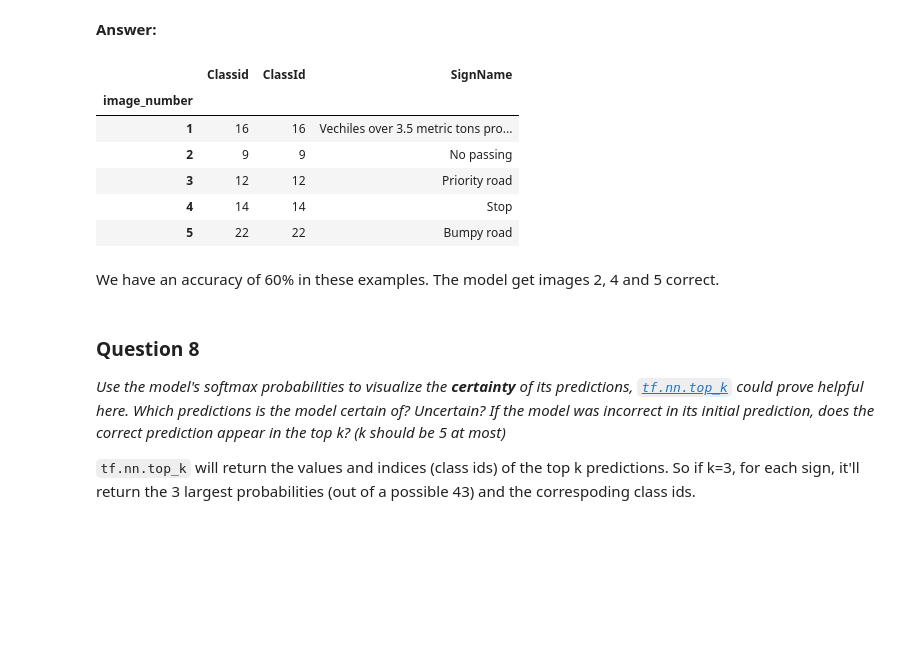
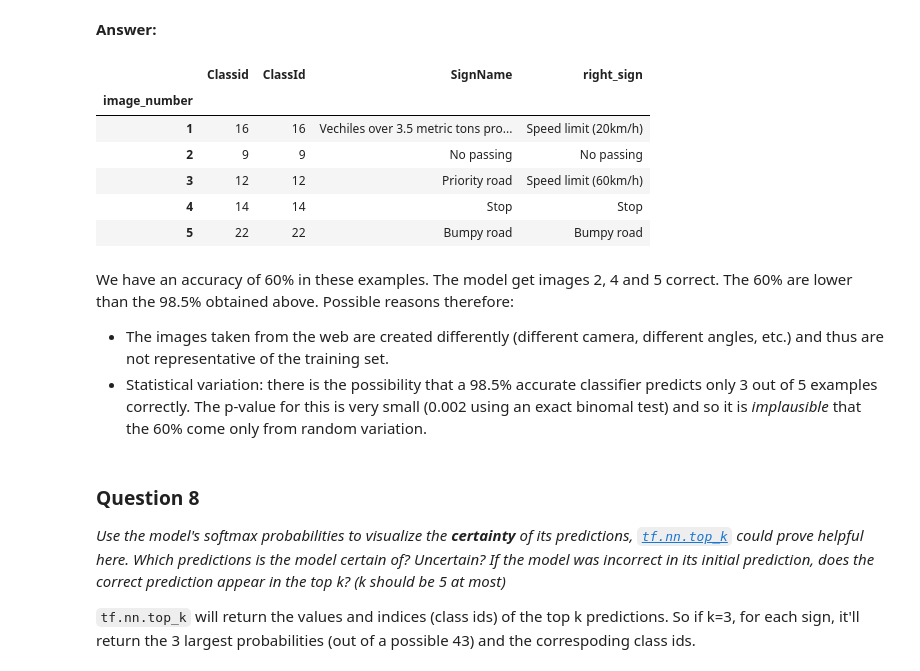
Before and after one commit to NOllAl/Traffic_Sign_Recognition, a Jupyter notebook: Traffic_Signs_Recognition.ipynb, the cells around one changed output. Saved outputs shown, nothing was run; the diff lists cells and outputs as text; code cells hidden in the pictures; blank space fills up the shorter version.

```diff
--- a/Traffic_Signs_Recognition.ipynb
+++ b/Traffic_Signs_Recognition.ipynb
@@ -715,22 +719,27 @@ def parse_images(images):
 
 logits = prediction_pipeline(parse_images(images))
 # %%
+right_signs = ['Speed limit (20km/h)', 'No passing', 'Speed limit (60km/h)', 'Stop', 'Bumpy road']
 predictions = np.argmax(logits, axis=1)
 predictions = pd.DataFrame(predictions, columns=['Classid'])
 predictions['image_number'] = range(1, 6)
 predictions = predictions.set_index('image_number')
 predictions = predictions.join(y_train_labels, on = 'Classid', how = 'inner')
+predictions['right_sign'] = right_signs
 predictions.sort_index()
 # %% [output]
-|  | Classid | ClassId | SignName |
-| image_number |  |  |  |
-| 1 | 16 | 16 | Vechiles over 3.5 metric tons pro... |
-| 2 | 9 | 9 | No passing |
-| 3 | 12 | 12 | Priority road |
-| 4 | 14 | 14 | Stop |
-| 5 | 22 | 22 | Bumpy road |
+|  | Classid | ClassId | SignName | right_sign |
+| image_number |  |  |  |  |
+| 1 | 16 | 16 | Vechiles over 3.5 metric tons pro... | Speed limit (20km/h) |
+| 2 | 9 | 9 | No passing | No passing |
+| 3 | 12 | 12 | Priority road | Speed limit (60km/h) |
+| 4 | 14 | 14 | Stop | Stop |
+| 5 | 22 | 22 | Bumpy road | Bumpy road |
-# %% [markdown]
-We have an accuracy of 60% in these examples. The model get images 2, 4 and 5 correct.
+# %% [markdown]
+We have an accuracy of 60% in these examples. The model get images 2, 4 and 5 correct. The 60% are lower than the 98.5% obtained above. Possible reasons therefore:
+
++ The images taken from the web are created differently (different camera, different angles, etc.) and thus are not representative of the training set.
++ Statistical variation: there is the possibility that a 98.5% accurate classifier predicts only 3 out of 5 examples correctly. The p-value for this is very small (0.002 using an exact binomal test) and so it is *implausible* that the 60% come only from random variation.
 # %% [markdown]
 ### Question 8
 
```
Also changed, not shown: parts of 7 cells of this notebook, 1 other file.
